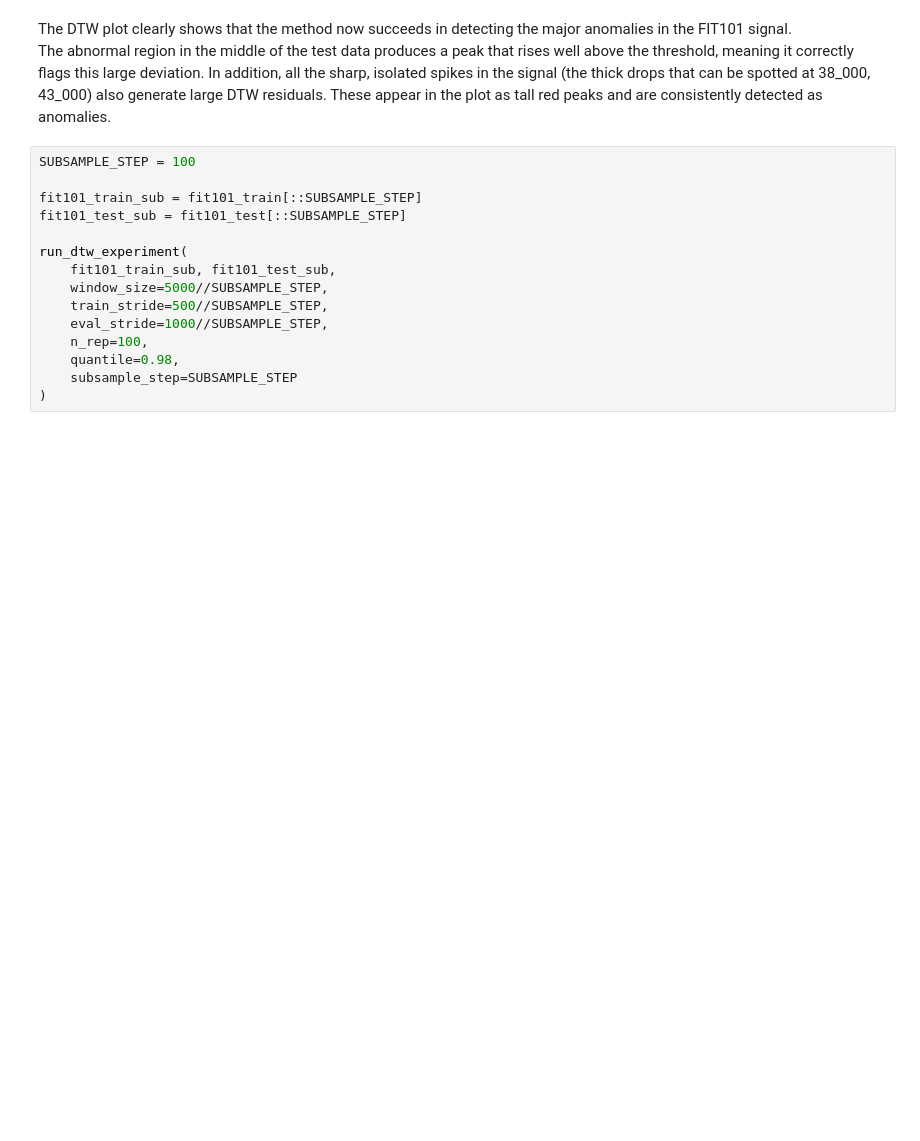
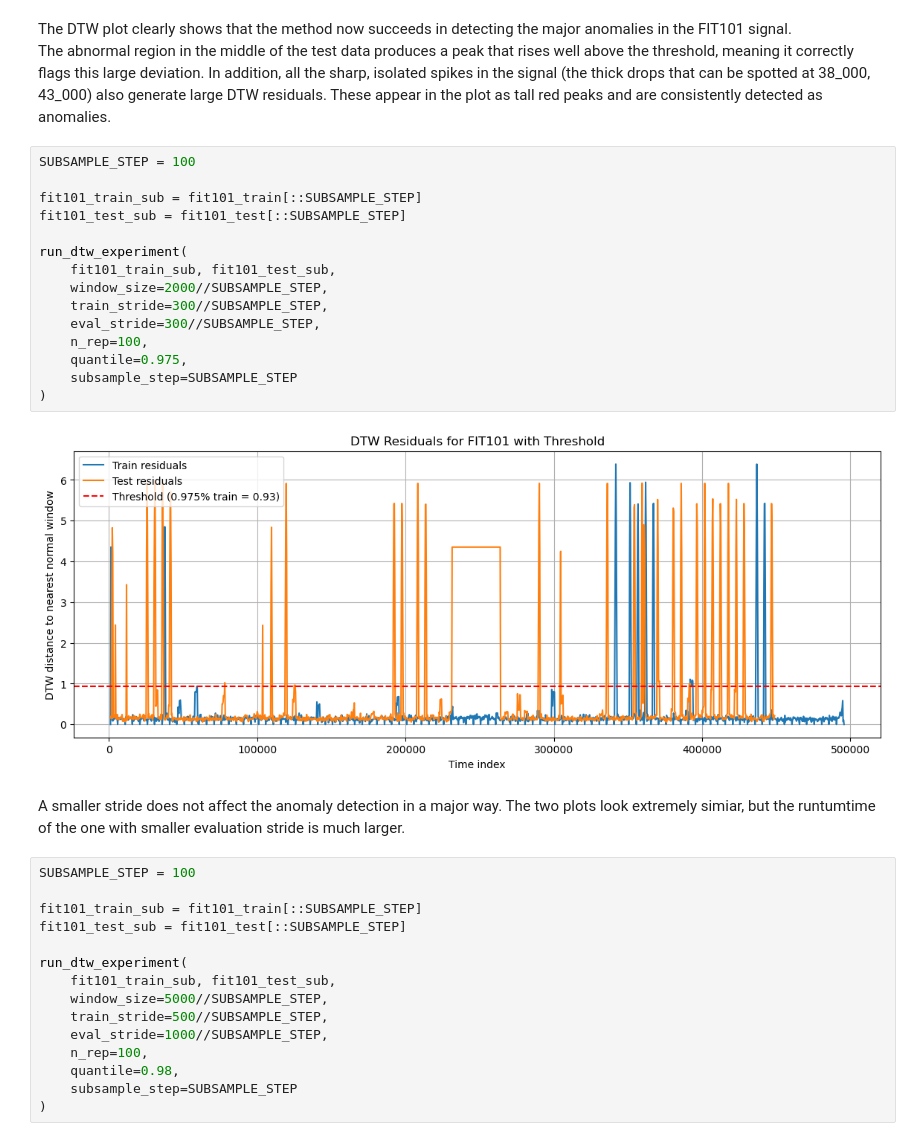
Before and after one commit to razvan4974/Data-Mining-Lab-1, a Jupyter notebook: Anomaly Detection.ipynb, the cells around one changed output. Drawn from its saved outputs; the diff is of its cells as text; blank space fills up the shorter version.

```diff
--- a/Anomaly Detection.ipynb
+++ b/Anomaly Detection.ipynb
@@ -875,6 +875,25 @@ dtw_signal_overview(
 The DTW plot clearly shows that the method now succeeds in detecting the major anomalies in the FIT101 signal.
 The abnormal region in the middle of the test data produces a peak that rises well above the threshold, meaning it correctly flags this large deviation.
 In addition, all the sharp, isolated spikes in the signal (the thick drops that can be spotted at 38_000, 43_000) also generate large DTW residuals. These appear in the plot as tall red peaks and are consistently detected as anomalies.
+# %%
+SUBSAMPLE_STEP = 100
+
+fit101_train_sub = fit101_train[::SUBSAMPLE_STEP]
+fit101_test_sub = fit101_test[::SUBSAMPLE_STEP]
+
+run_dtw_experiment(
+    fit101_train_sub, fit101_test_sub,
+    window_size=2000//SUBSAMPLE_STEP,
+    train_stride=300//SUBSAMPLE_STEP,
+    eval_stride=300//SUBSAMPLE_STEP,
+    n_rep=100,
+    quantile=0.975,
+    subsample_step=SUBSAMPLE_STEP
+)
+# %% [output]
+[figure, added]
+# %% [markdown]
+A smaller stride does not affect the anomaly detection in a major way. The two plots look extremely simiar, but the runtumtime of the one with smaller evaluation stride is much larger.
 # %%
 SUBSAMPLE_STEP = 100
 
```
Also changed, not shown: parts of 1 cell of this notebook.
